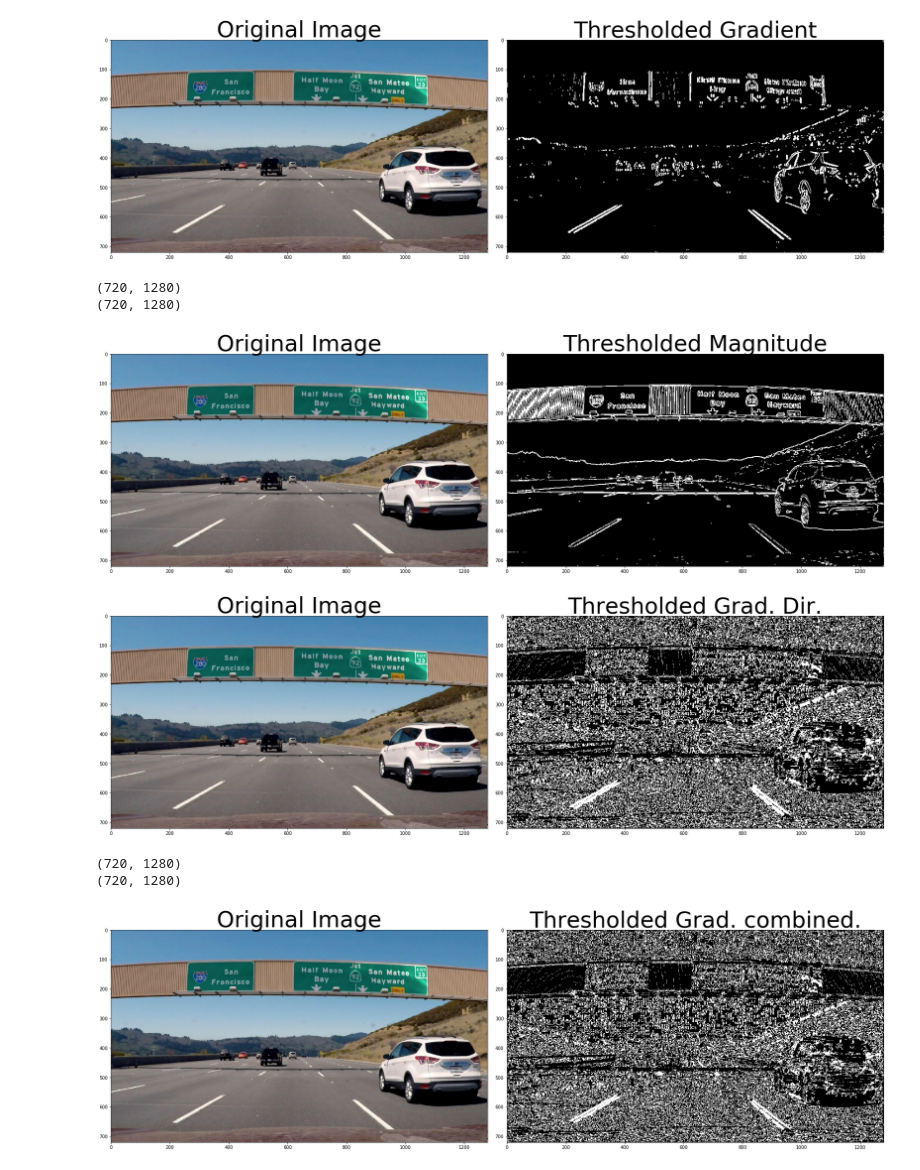
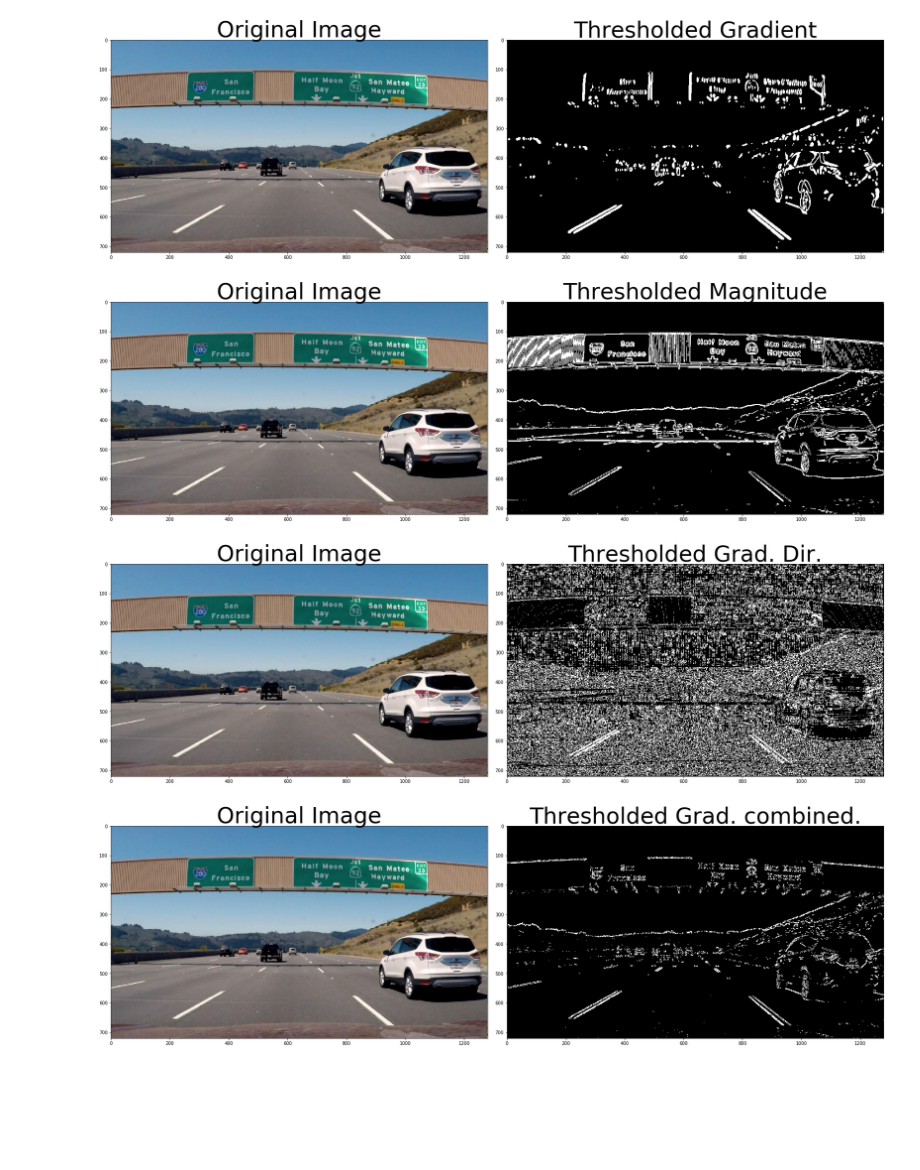
Before and after one commit to kadimetla/CarND-Advanced-Lane-Lines, a Jupyter notebook: play_magnitude_thresholds.ipynb, the cells around one changed output. Drawn from its saved outputs; the diff is of its cells as text; code cells hidden in the pictures; blank space fills up the shorter version.

```diff
--- a/play_magnitude_thresholds.ipynb
+++ b/play_magnitude_thresholds.ipynb
@@ -10,7 +10,8 @@ import pickle
 def abs_sobel_thresh(img, orient='x',sobel_kernel=3,thresh=(0,255)):
     # Convert to grayscale
     gray = cv2.cvtColor(img, cv2.COLOR_RGB2GRAY)
-    #gray = cv2.GaussianBlur(gray,(sobel_kernel,sobel_kernel),0)
+    # try this Adi
+    gray = cv2.GaussianBlur(gray,(sobel_kernel,sobel_kernel),0)
 
     # Apply x or y gradient with the OpenCV Sobel() function
     # and take the absolute value
@@ -36,11 +37,13 @@ def mag_thresh(img, sobel_kernel=3, mag_thresh=(0, 255)):
     # Apply the following steps to img
     # 1) Convert to grayscale
     gray = cv2.cvtColor(img, cv2.COLOR_RGB2GRAY)
+    # try this Adi
+    gray = cv2.GaussianBlur(gray,(sobel_kernel,sobel_kernel),0)
     # 2) Take the gradient in x and y separately
     sobelx = cv2.Sobel(gray, cv2.CV_64F, 1, 0, ksize=sobel_kernel)
     sobely = cv2.Sobel(gray, cv2.CV_64F, 0, 1, ksize=sobel_kernel)
-    print(sobelx.shape)
-    print(sobely.shape)
+    #print(sobelx.shape)
+    #print(sobely.shape)
     # 3) Calculate the magnitude
     gradmag = np.sqrt(sobelx**2 + sobely**2)
     #print(gradmag)
@@ -60,6 +63,8 @@ def mag_thresh(img, sobel_kernel=3, mag_thresh=(0, 255)):
 def dir_threshold(img, sobel_kernel=3, thresh=(0, np.pi/2)):
     # Grayscale
     gray = cv2.cvtColor(img, cv2.COLOR_RGB2GRAY)
+    # try this Adi
+    gray = cv2.GaussianBlur(gray,(sobel_kernel,sobel_kernel),0)
     # Calculate the x and y gradients
     sobelx = cv2.Sobel(gray, cv2.CV_64F, 1, 0, ksize=sobel_kernel)
     sobely = cv2.Sobel(gray, cv2.CV_64F, 0, 1, ksize=sobel_kernel)
@@ -86,7 +91,7 @@ ax2.imshow(grad_binary, cmap='gray')
 ax2.set_title('Thresholded Gradient', fontsize=50)
 plt.subplots_adjust(left=0., right=1, top=0.9, bottom=0.)
 # %% [output]
-[figure, old version]
+[figure, new version]
 # %%
 # Read in an image and grayscale it
 image = mpimg.imread('examples/signs_vehicles_xygrad.jpg')
@@ -101,14 +106,12 @@ ax2.imshow(mag_binary, cmap='gray')
 ax2.set_title('Thresholded Magnitude', fontsize=50)
 plt.subplots_adjust(left=0., right=1, top=0.9, bottom=0.)
 # %% [output]
-(720, 1280)
-(720, 1280)
-[figure, old version]
+[figure, new version]
 # %%
 # Read in an image and grayscale it
 image = mpimg.imread('examples/signs_vehicles_xygrad.jpg')
 # Run the function
-dir_binary = dir_threshold(image, sobel_kernel=15, thresh=(0.7, 1.3))
+dir_binary = dir_threshold(image, sobel_kernel=3, thresh=(0.7, 1.3))
 # Plot the result
 f, (ax1, ax2) = plt.subplots(1, 2, figsize=(24, 9))
 f.tight_layout()
@@ -118,30 +121,29 @@ ax2.imshow(dir_binary, cmap='gray')
 ax2.set_title('Thresholded Grad. Dir.', fontsize=50)
 plt.subplots_adjust(left=0., right=1, top=0.9, bottom=0.)
 # %% [output]
-[figure, old version]
+[figure, new version]
 # %%
 # Read in an image and grayscale it
 image = mpimg.imread('examples/signs_vehicles_xygrad.jpg')
 
 # Choose a Sobel kernel size
-ksize = 11 # Choose a larger odd number to smooth gradient measurements
+ksize = 3 # Choose a larger odd number to smooth gradient measurements
 
 # Apply each of the thresholding functions
 gradx = abs_sobel_thresh(image, orient='x', sobel_kernel=ksize, thresh=(12, 100))
 grady = abs_sobel_thresh(image, orient='y', sobel_kernel=ksize, thresh=(25, 100))
 mag_binary = mag_thresh(image, sobel_kernel=ksize, mag_thresh=(25, 100))
 dir_binary = dir_threshold(image, sobel_kernel=ksize, thresh=(0.7, 1.3))
 combined = np.zeros_like(dir_binary)
 combined[((gradx == 1) & (grady == 1)) | ((mag_binary == 1) & (dir_binary == 1))] = 1
+#combined[((mag_binary == 1) & (dir_binary == 1))] = 1
 # Plot the result
 f, (ax1, ax2) = plt.subplots(1, 2, figsize=(24, 9))
 f.tight_layout()
 ax1.imshow(image)
 ax1.set_title('Original Image', fontsize=50)
-ax2.imshow(dir_binary, cmap='gray')
+ax2.imshow(combined, cmap='gray')
 ax2.set_title('Thresholded Grad. combined.', fontsize=50)
 plt.subplots_adjust(left=0., right=1, top=0.9, bottom=0.)
 # %% [output]
-(720, 1280)
-(720, 1280)
-[figure, old version]
+[figure, new version]
```
Also changed, not shown: parts of 2 cells of this notebook, 33 other files.
